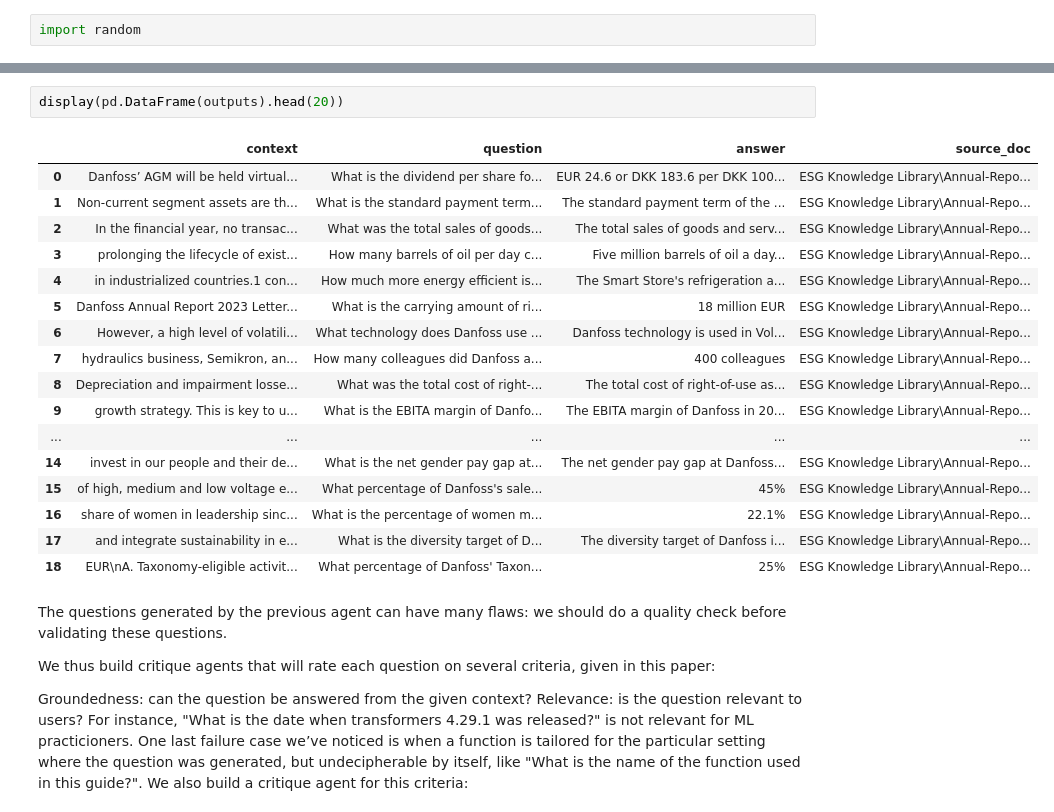
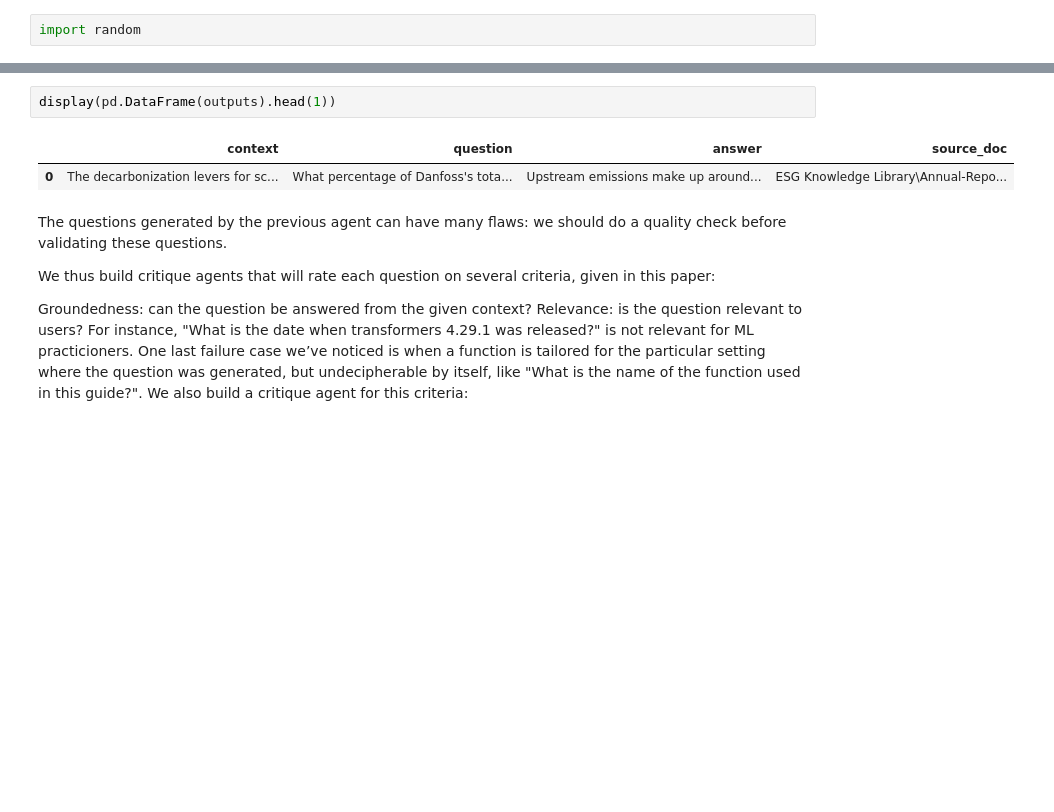
Before and after one commit to JLN01/MastersThesis, a Jupyter notebook: QAgenerator.ipynb, the cells around one changed output, grey strips where cells are left out. Cells and saved outputs as stored; diff of their text form; blank space fills up the shorter version.

```diff
--- a/QAgenerator.ipynb
+++ b/QAgenerator.ipynb
@@ -236,23 +183,8 @@ for sampled_context in tqdm(random.sample(docs_processed, N_GENERATIONS)):
 # %%
-display(pd.DataFrame(outputs).head(20))
+display(pd.DataFrame(outputs).head(1))
 # %% [output]
 |  | context | question | answer | source_doc |
-| 0 | Danfoss’ AGM will be held virtual... | What is the dividend per share fo... | EUR 24.6 or DKK 183.6 per DKK 100... | ESG Knowledge Library\Annual-Repo... |
-| 1 | Non-current segment assets are th... | What is the standard payment term... | The standard payment term of the ... | ESG Knowledge Library\Annual-Repo... |
-| 2 | In the financial year, no transac... | What was the total sales of goods... | The total sales of goods and serv... | ESG Knowledge Library\Annual-Repo... |
-| 3 | prolonging the lifecycle of exist... | How many barrels of oil per day c... | Five million barrels of oil a day... | ESG Knowledge Library\Annual-Repo... |
-| 4 | in industrialized countries.1 con... | How much more energy efficient is... | The Smart Store's refrigeration a... | ESG Knowledge Library\Annual-Repo... |
-| 5 | Danfoss Annual Report 2023 Letter... | What is the carrying amount of ri... | 18 million EUR | ESG Knowledge Library\Annual-Repo... |
-| 6 | However, a high level of volatili... | What technology does Danfoss use ... | Danfoss technology is used in Vol... | ESG Knowledge Library\Annual-Repo... |
-| 7 | hydraulics business, Semikron, an... | How many colleagues did Danfoss a... | 400 colleagues | ESG Knowledge Library\Annual-Repo... |
-| 8 | Depreciation and impairment losse... | What was the total cost of right-... | The total cost of right-of-use as... | ESG Knowledge Library\Annual-Repo... |
-| 9 | growth strategy. This is key to u... | What is the EBITA margin of Danfo... | The EBITA margin of Danfoss in 20... | ESG Knowledge Library\Annual-Repo... |
-| ... | ... | ... | ... | ... |
-| 14 | invest in our people and their de... | What is the net gender pay gap at... | The net gender pay gap at Danfoss... | ESG Knowledge Library\Annual-Repo... |
-| 15 | of high, medium and low voltage e... | What percentage of Danfoss's sale... | 45% | ESG Knowledge Library\Annual-Repo... |
-| 16 | share of women in leadership sinc... | What is the percentage of women m... | 22.1% | ESG Knowledge Library\Annual-Repo... |
-| 17 | and integrate sustainability in e... | What is the diversity target of D... | The diversity target of Danfoss i... | ESG Knowledge Library\Annual-Repo... |
-| 18 | EUR\nA. Taxonomy-eligible activit... | What percentage of Danfoss' Taxon... | 25% | ESG Knowledge Library\Annual-Repo... |
+| 0 | The decarbonization levers for sc... | What percentage of Danfoss's tota... | Upstream emissions make up around... | ESG Knowledge Library\Annual-Repo... |
 # %% [markdown]
 The questions generated by the previous agent can have many flaws: we should do a quality check before validating these questions.
 
```
Also changed, not shown: parts of 5 cells of this notebook.
